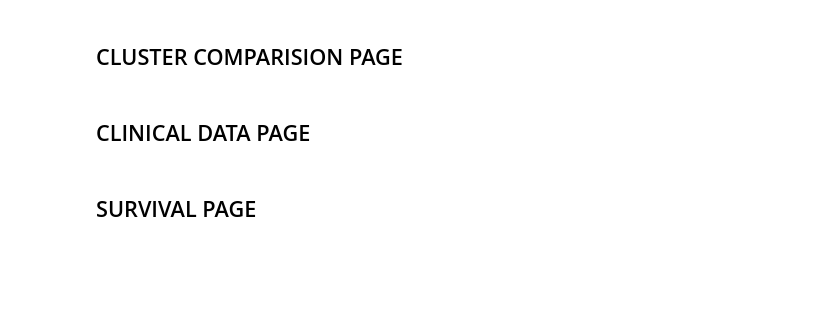
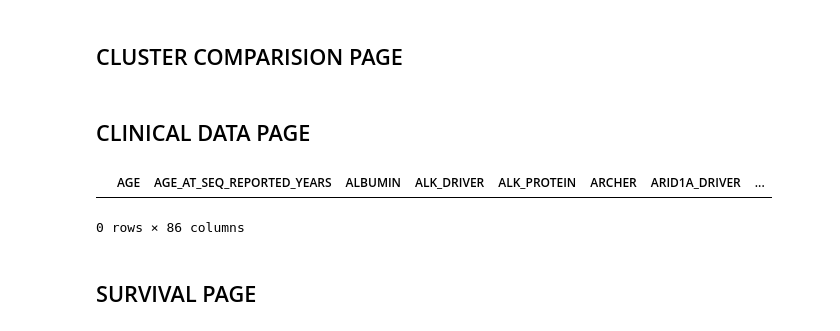
Before and after one commit to bioinformatics-policlinicogemelli/Tortoise, a Jupyter notebook: dash.ipynb, the cells around one changed output. Drawn from its saved outputs; the diff is of its cells as text; code cells hidden in the pictures; blank space fills up the shorter version.

Commit message:
stratification for gene comutated

```diff
--- a/dash.ipynb
+++ b/dash.ipynb
@@ -28,9 +28,9 @@ cyto.load_extra_layouts()
 APP_NAME = "Network Tool"
 APP_LOGO = "/assets/logo.png"
 GRAPH_ELEMENTS = None
-
+NAME_STUDY="endometrium"
 #TODO Get from config.josn
-OUTPUT_ROOT_PATH = "./endometrium/output"
+OUTPUT_ROOT_PATH = f"./{NAME_STUDY}/output"
 # %%
 def filter_graph(cluster):
     list_vertices = GRAPH.vs.select(lambda x:x["cluster"]==cluster)
@@ -908,3 +957,24 @@ def update_table_clinical_data(cluster):
+# %%
+GENE=["KEAP1","KRAS"]
+gene_data=pd.read_csv(os.path.join(OUTPUT_ROOT_PATH,"Gene","genes_cluster_5.csv"),names=["Gene"])
+genes=gene_data["Gene"].unique()
+data_mutational=pd.read_csv(f"./{NAME_STUDY}/data_mutational_filtered.txt",sep="\t")
+cluster_values = DF_CLINICAL_DATA[DF_CLINICAL_DATA["cluster"] == 5]
+patient_cluster=cluster_values["SAMPLE_ID"].unique()
+sample_genes=[]
+temp=[]
+for gene in GENE:
+    if gene in genes:
+        data_mutational_gene=data_mutational[data_mutational["Hugo_Symbol"].isin(GENE)]
+        sample_mutational=data_mutational_gene["Tumor_Sample_Barcode"].isin(patient_cluster)
+        for sample in sample_mutational:
+            if sample in patient_cluster:
+                sample_genes.append(sample)
+cluster_values=cluster_values[cluster_values["SAMPLE_ID"].isin(sample_genes)]
+cluster_values
+# %% [output]
+|  | AGE | AGE_AT_SEQ_REPORTED_YEARS | ALBUMIN | ALK_DRIVER | ALK_PROTEIN | ARCHER | ARID1A_DRIVER | ... |
+0 rows × 86 columns
 # %% [markdown]
 ## SURVIVAL PAGE
 # %%
```
Also changed, not shown: parts of 4 cells of this notebook, 6 other files.
